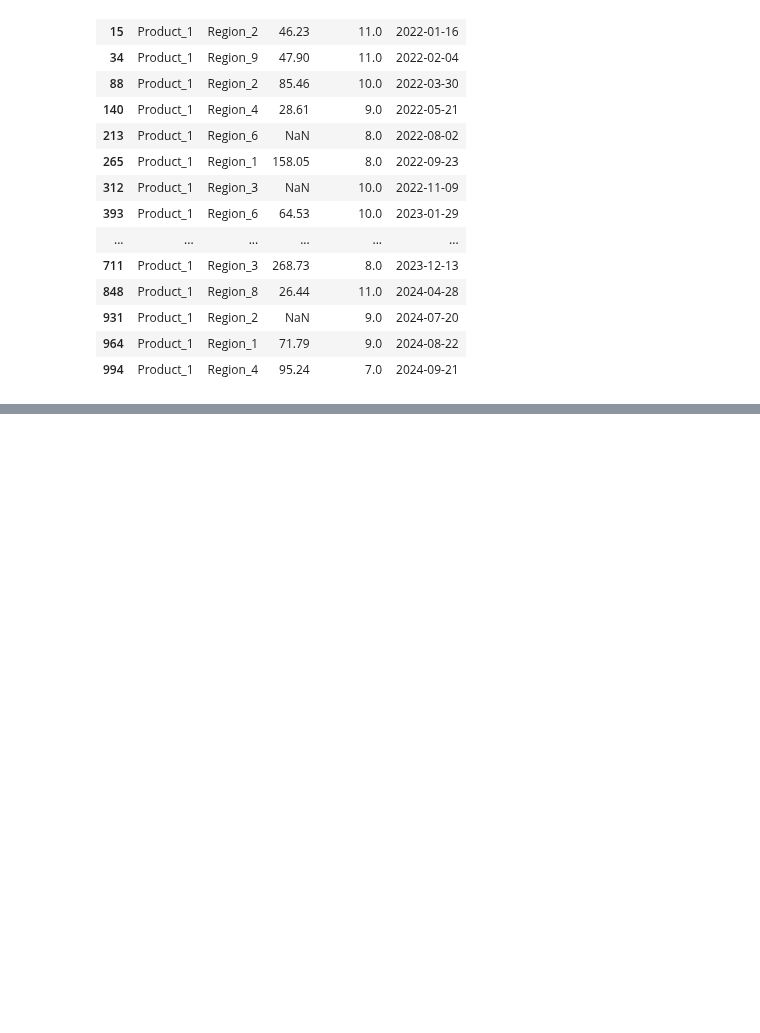
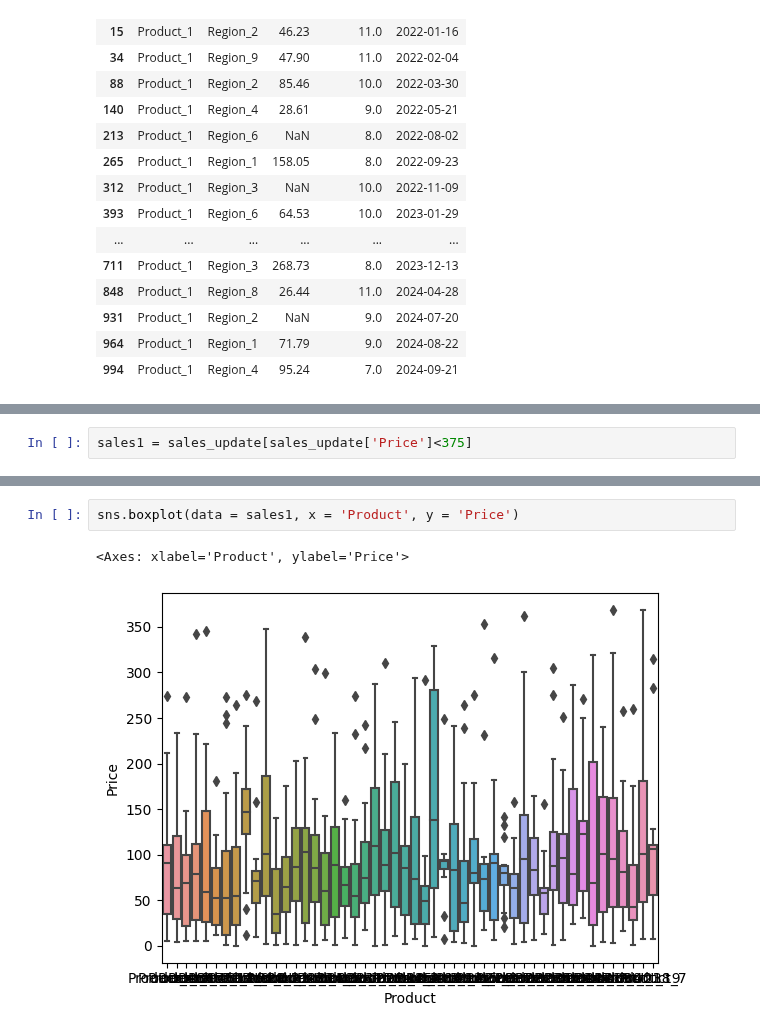
Before and after one commit to mahinbindra/schulich_data_science, a Jupyter notebook: Assignments/assignment_1_descriptive stats and probability.ipynb, the cells around one changed output, grey strips where cells are left out. Cells and saved outputs as stored; diff of their text form; blank space fills up the shorter version.

```diff
--- a/Assignments/assignment_1_descriptive stats and probability.ipynb
+++ b/Assignments/assignment_1_descriptive stats and probability.ipynb
@@ -419,0 +497,2 @@ group.get_group('Product_1')
+# %%
+sales1 = sales_update[sales_update['Price']<375]
@@ -419,0 +514,5 @@ group.get_group('Product_1')
+# %%
+sns.boxplot(data = sales1, x = 'Product', y = 'Price')
+# %% [output]
+<Axes: xlabel='Product', ylabel='Price'>
+[figure, added]
```
Also changed, not shown: parts of 24 cells of this notebook, 1 other file.
